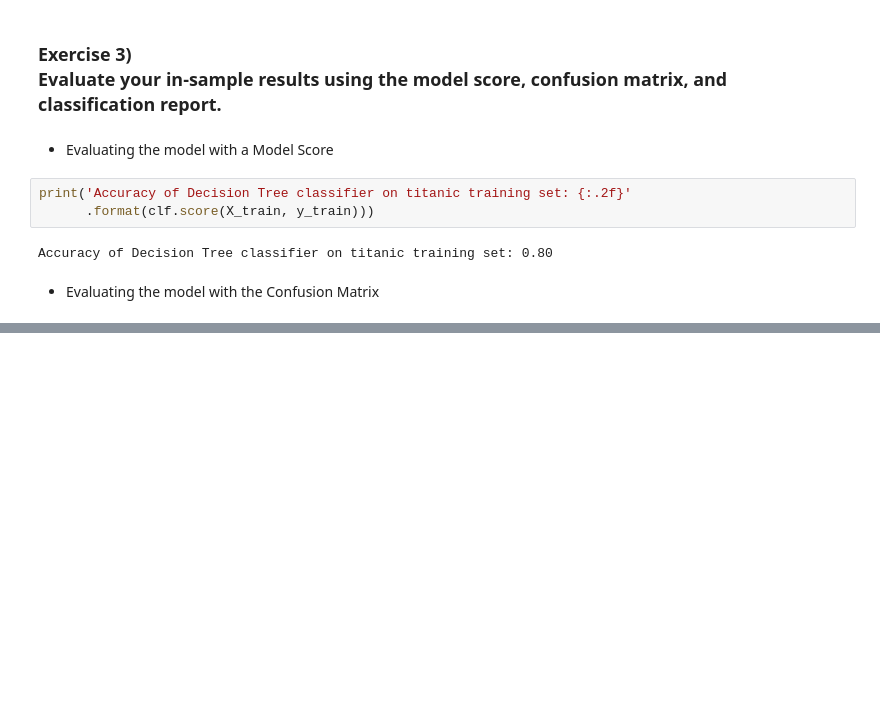
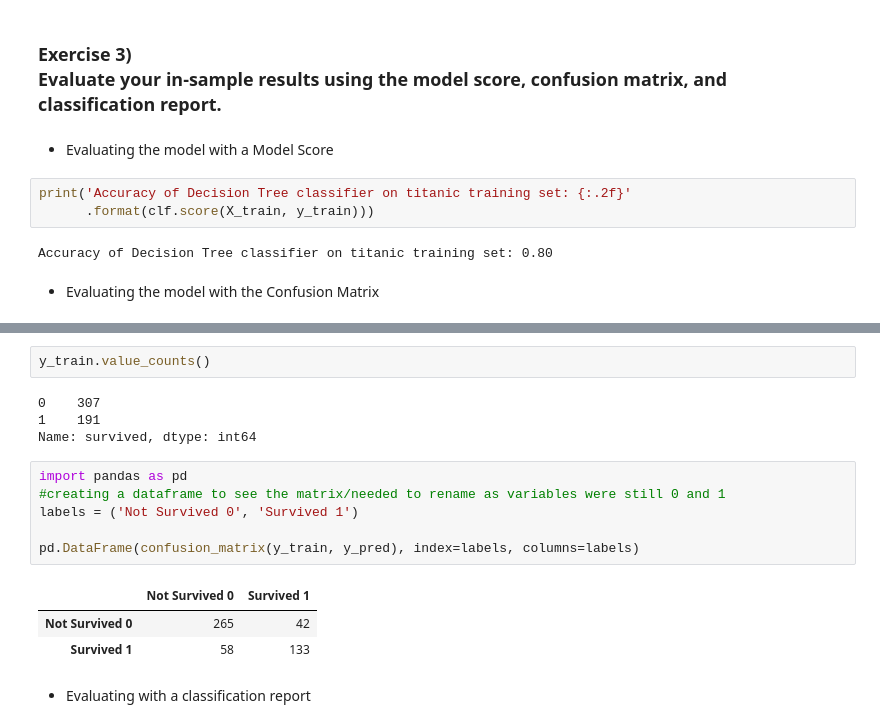
Before and after one commit to jeneyring/classification-exercises, a Jupyter notebook: model.ipynb, the cells around one changed output, grey strips where cells are left out. Saved outputs shown, nothing was run; the diff lists cells and outputs as text; blank space fills up the shorter version.

```diff
--- a/model.ipynb
+++ b/model.ipynb
@@ -167,0 +177,18 @@ Accuracy of Decision Tree classifier on titanic training set: 0.80
+# %%
+y_train.value_counts()
+# %% [output]
+0    307
+1    191
+Name: survived, dtype: int64
+# %%
+import pandas as pd
+#creating a dataframe to see the matrix/needed to rename as variables were still 0 and 1
+labels = ('Not Survived 0', 'Survived 1')
+
+pd.DataFrame(confusion_matrix(y_train, y_pred), index=labels, columns=labels)
+# %% [output]
+|  | Not Survived 0 | Survived 1 |
+| Not Survived 0 | 265 | 42 |
+| Survived 1 | 58 | 133 |
+# %% [markdown]
+- Evaluating with a classification report
```
Also changed, not shown: parts of 9 cells of this notebook.
